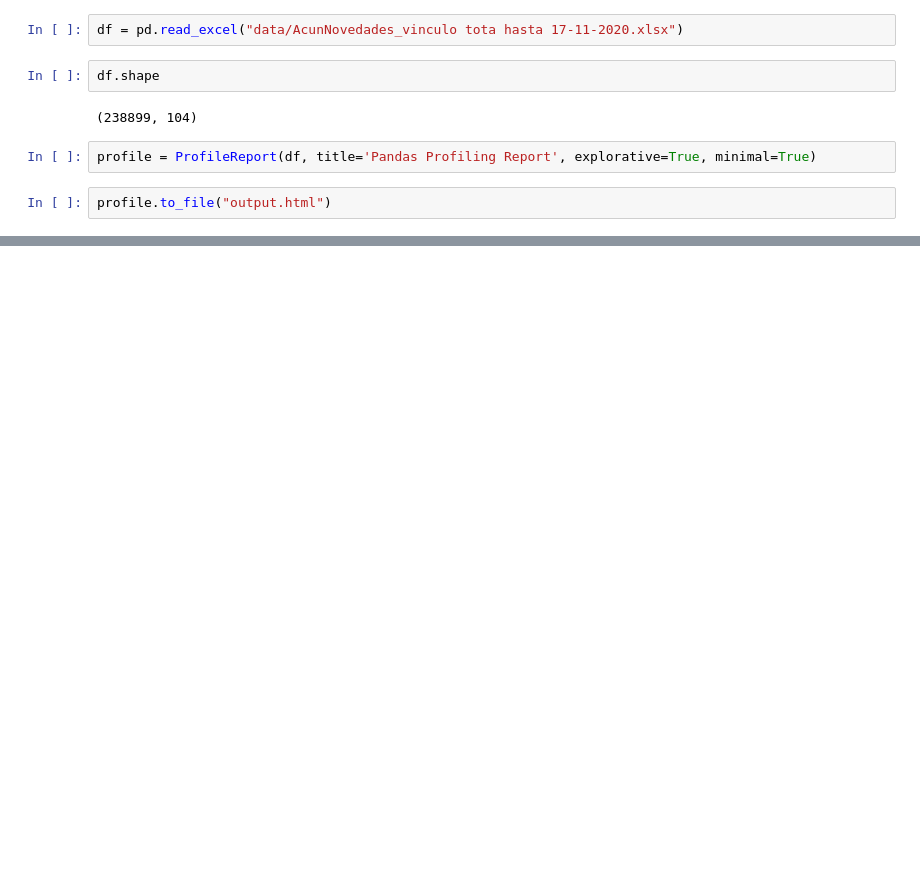
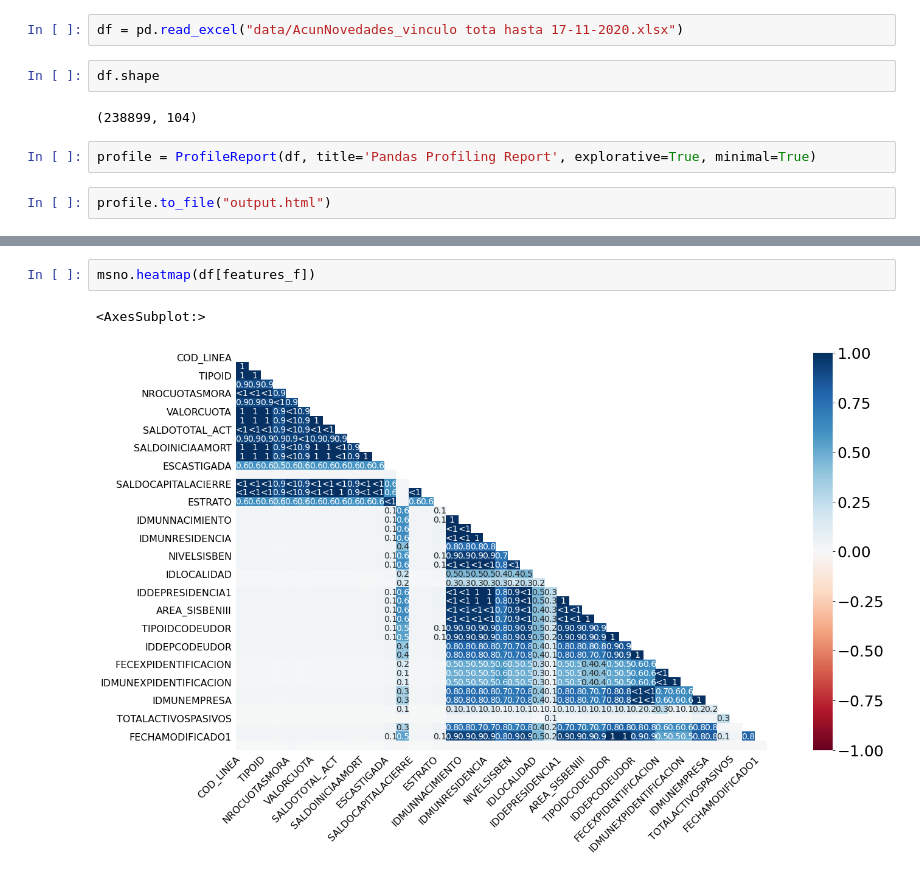
Before and after one commit to jebeltranb/ICETEX, a Jupyter notebook: EDA_Punished_Portfolio.ipynb, the cells around one changed output, grey strips where cells are left out. Saved outputs shown, nothing was run; the diff lists cells and outputs as text; blank space fills up the shorter version.

```diff
--- a/EDA_Punished_Portfolio.ipynb
+++ b/EDA_Punished_Portfolio.ipynb
@@ -16,0 +37,5 @@ profile.to_file("output.html")
+# %%
+msno.heatmap(df[features_f])
+# %% [output]
+<AxesSubplot:>
+[figure, added]
```
Also changed, not shown: parts of 8 cells of this notebook.
